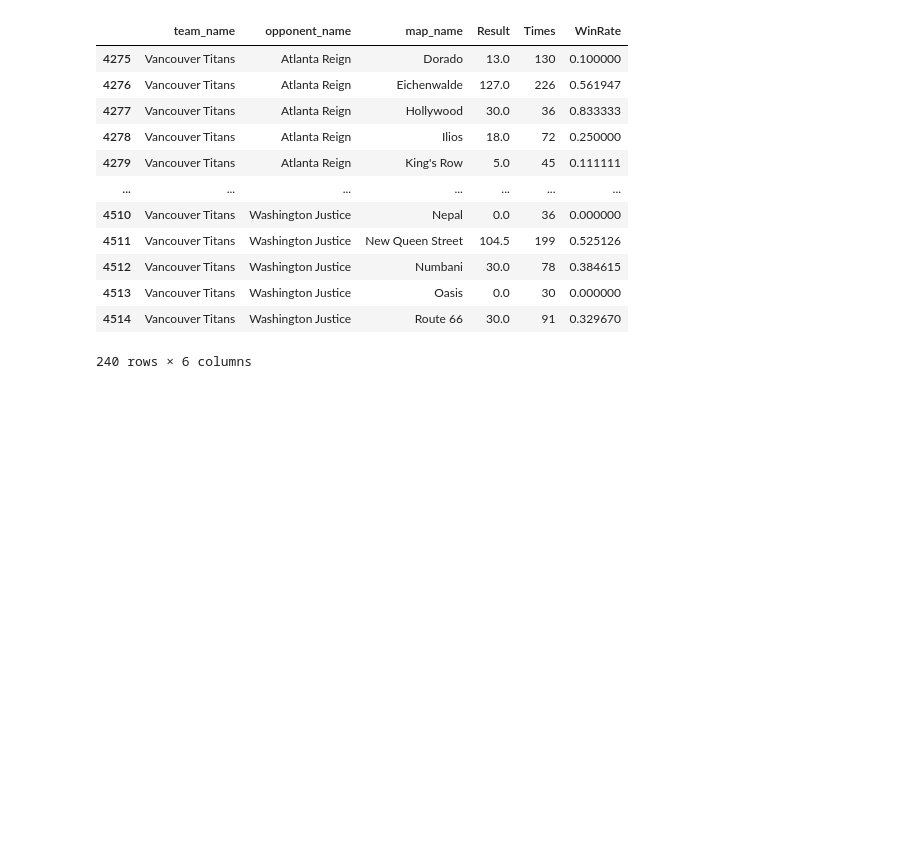
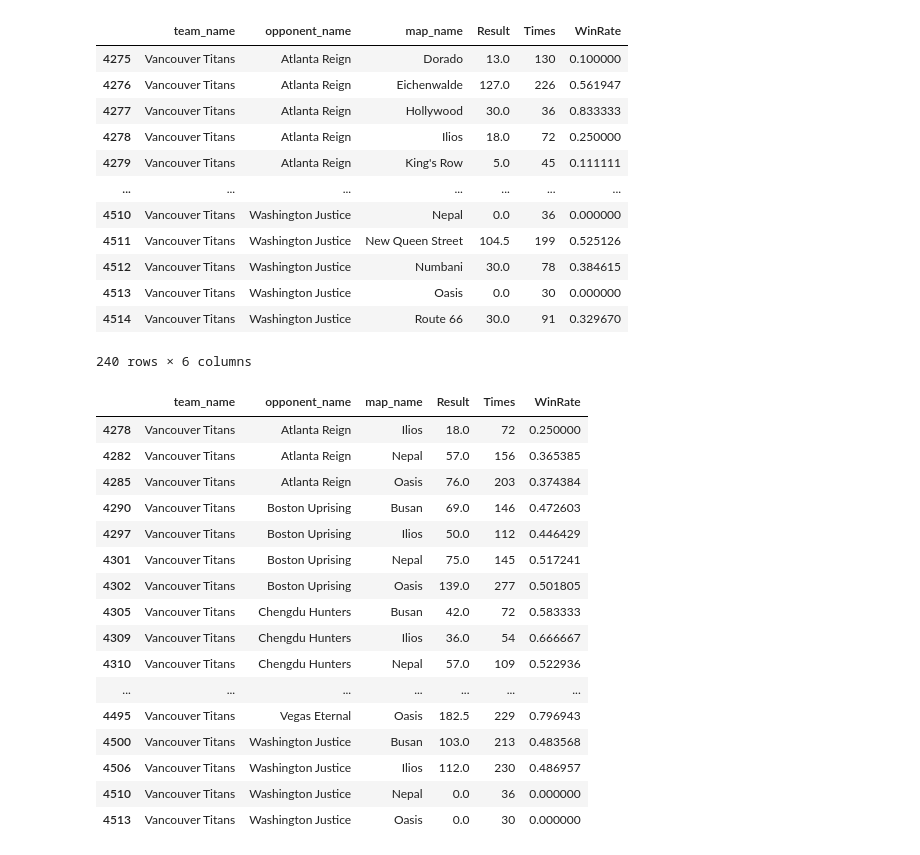
Before and after one commit to robertriosm/proyecto-simulacion, a Jupyter notebook: simulation.ipynb, the cells around one changed output. Cells and saved outputs as stored; diff of their text form; code cells hidden in the pictures; blank space fills up the shorter version.

```diff
--- a/simulation.ipynb
+++ b/simulation.ipynb
@@ -7,36 +9,14 @@ import numpy as np
 import random
 import pandas as pd
 from itertools import combinations
+import matplotlib.pyplot as plt
 
-def getMaps(match):
-    print(match)
-    map_types = {
-        "control": ["Busan", "Nepal", "Ilios", "Oasis", "Lijian Tower", "Antartic Peninsula"],
-        "push": ["Esperanca", "Colosseo", "New Queen Street"],
-        "escort": ["Circuit Royale", "Dorado", "Route 66", "JunkerTown", "Rialto", "Havana", "Watchpoint Gibraltar", "Shambali Monastery"],
-        "hybrid": ["Blizzard World", "Numbani", "Hollywood", "Eichenwalde", "Kings Row", "Midtown", "Paraiso"]
-    }
 
-    map_order = ["control", "hybrid", "push", "escort", "control"]
-    selected_maps = []
+map_types = {
+    "control": ["Busan", "Nepal", "Ilios", "Oasis", "Lijian Tower", "Antarctic Peninsula"],
+    "push": ["Esperanca", "Colosseo", "New Queen Street"],
+    "escort": ["Circuit Royale", "Dorado", "Route 66", "JunkerTown", "Rialto", "Havana", "Watchpoint Gibraltar", "Shambali Monastery"],
+    "hybrid": ["Blizzard World", "Numbani", "Hollywood", "Eichenwalde", "Kings Row", "Midtown", "Paraiso"]
+}
 
-    # Elegir el primer mapa aleatoriamente
-    first_map_type = "control"
-    selected_maps.append(random.choice(map_types[first_map_type]))
-
-    # Eliminar el mapa seleccionado del tipo para el último mapa
-    map_types[first_map_type].remove(selected_maps[0])
-    map_order.remove(map_order[0])
-
-    # Calcular las probabilidades para la distribución multinomial
-    probabilities = [len(map_types[map_type]) for map_type in map_order]
-
-    # Generar una selección de mapas utilizando la distribución multinomial
-    selected_indices = np.random.multinomial(1, probabilities / np.sum(probabilities), size=1)[0]
-
-    # Seleccionar un mapa aleatorio del tipo seleccionado para cada índice
-    for selected_index, map_type in zip(selected_indices, map_order):
-        selected_map = map_types[map_type][selected_index]
-        selected_maps.append(selected_map)
-
-    return selected_maps
+map_order = ["control", "hybrid", "push", "escort", "control"]
@@ -225,3 +271,23 @@ winrate_stats
 | 4513 | Vancouver Titans | Washington Justice | Oasis | 0.0 | 30 | 0.000000 |
 | 4514 | Vancouver Titans | Washington Justice | Route 66 | 30.0 | 91 | 0.329670 |
 240 rows × 6 columns
+# %%
+winrate_stats.loc[(winrate_stats['team_name'] == "Vancouver Titans") & (winrate_stats['map_name'].isin(map_types["control"]))]
+# %% [output]
+|  | team_name | opponent_name | map_name | Result | Times | WinRate |
+| 4278 | Vancouver Titans | Atlanta Reign | Ilios | 18.0 | 72 | 0.250000 |
+| 4282 | Vancouver Titans | Atlanta Reign | Nepal | 57.0 | 156 | 0.365385 |
+| 4285 | Vancouver Titans | Atlanta Reign | Oasis | 76.0 | 203 | 0.374384 |
+| 4290 | Vancouver Titans | Boston Uprising | Busan | 69.0 | 146 | 0.472603 |
+| 4297 | Vancouver Titans | Boston Uprising | Ilios | 50.0 | 112 | 0.446429 |
+| 4301 | Vancouver Titans | Boston Uprising | Nepal | 75.0 | 145 | 0.517241 |
+| 4302 | Vancouver Titans | Boston Uprising | Oasis | 139.0 | 277 | 0.501805 |
+| 4305 | Vancouver Titans | Chengdu Hunters | Busan | 42.0 | 72 | 0.583333 |
+| 4309 | Vancouver Titans | Chengdu Hunters | Ilios | 36.0 | 54 | 0.666667 |
+| 4310 | Vancouver Titans | Chengdu Hunters | Nepal | 57.0 | 109 | 0.522936 |
+| ... | ... | ... | ... | ... | ... | ... |
+| 4495 | Vancouver Titans | Vegas Eternal | Oasis | 182.5 | 229 | 0.796943 |
+| 4500 | Vancouver Titans | Washington Justice | Busan | 103.0 | 213 | 0.483568 |
+| 4506 | Vancouver Titans | Washington Justice | Ilios | 112.0 | 230 | 0.486957 |
+| 4510 | Vancouver Titans | Washington Justice | Nepal | 0.0 | 36 | 0.000000 |
+| 4513 | Vancouver Titans | Washington Justice | Oasis | 0.0 | 30 | 0.000000 |
```
Also changed, not shown: parts of 11 cells of this notebook.
